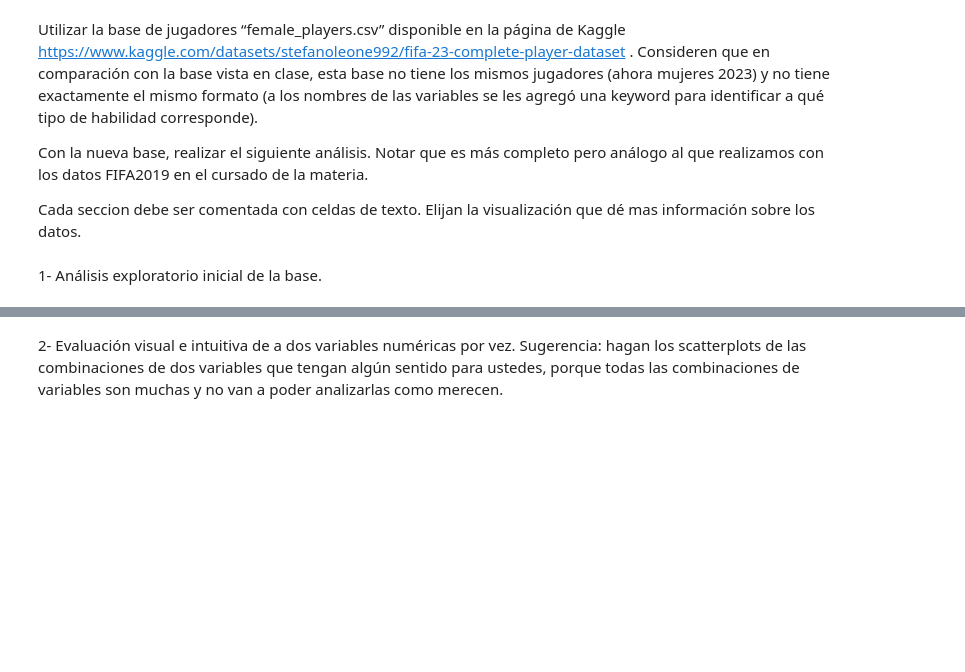
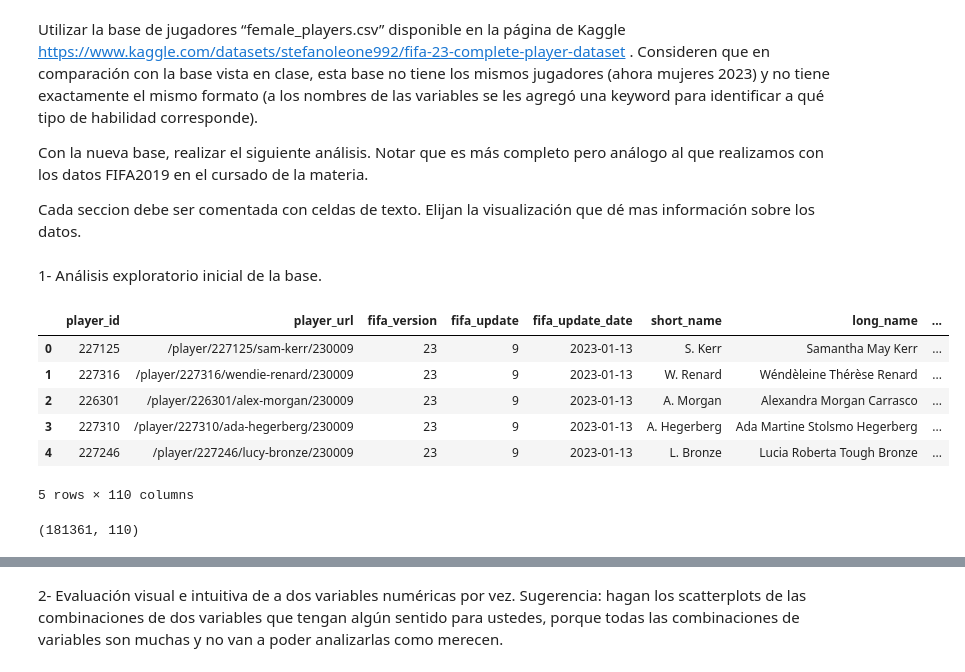
Before and after one commit to Quimexo/Diplo, a Jupyter notebook: Entregable_único_Aprendizaje_No_Supervisado.ipynb, the cells around one changed output, grey strips where cells are left out. Saved outputs shown, nothing was run; the diff lists cells and outputs as text; code cells hidden in the pictures; blank space fills up the shorter version.

```diff
--- a/Entregable_único_Aprendizaje_No_Supervisado.ipynb
+++ b/Entregable_único_Aprendizaje_No_Supervisado.ipynb
@@ -16,0 +38,15 @@ Cada seccion debe ser comentada con celdas de texto. Elijan la visualización qu
+# %%
+df=pd.read_csv(url)
+df.head(5)
+# %% [output]
+|  | player_id | player_url | fifa_version | fifa_update | fifa_update_date | short_name | long_name | ... |
+| 0 | 227125 | /player/227125/sam-kerr/230009 | 23 | 9 | 2023-01-13 | S. Kerr | Samantha May Kerr | ... |
+| 1 | 227316 | /player/227316/wendie-renard/230009 | 23 | 9 | 2023-01-13 | W. Renard | Wéndèleine Thérèse Renard | ... |
+| 2 | 226301 | /player/226301/alex-morgan/230009 | 23 | 9 | 2023-01-13 | A. Morgan | Alexandra Morgan Carrasco | ... |
+| 3 | 227310 | /player/227310/ada-hegerberg/230009 | 23 | 9 | 2023-01-13 | A. Hegerberg | Ada Martine Stolsmo Hegerberg | ... |
+| 4 | 227246 | /player/227246/lucy-bronze/230009 | 23 | 9 | 2023-01-13 | L. Bronze | Lucia Roberta Tough Bronze | ... |
+5 rows × 110 columns
+# %%
+df.shape
+# %% [output]
+(181361, 110)
```
Also changed, not shown: parts of 11 cells of this notebook.
